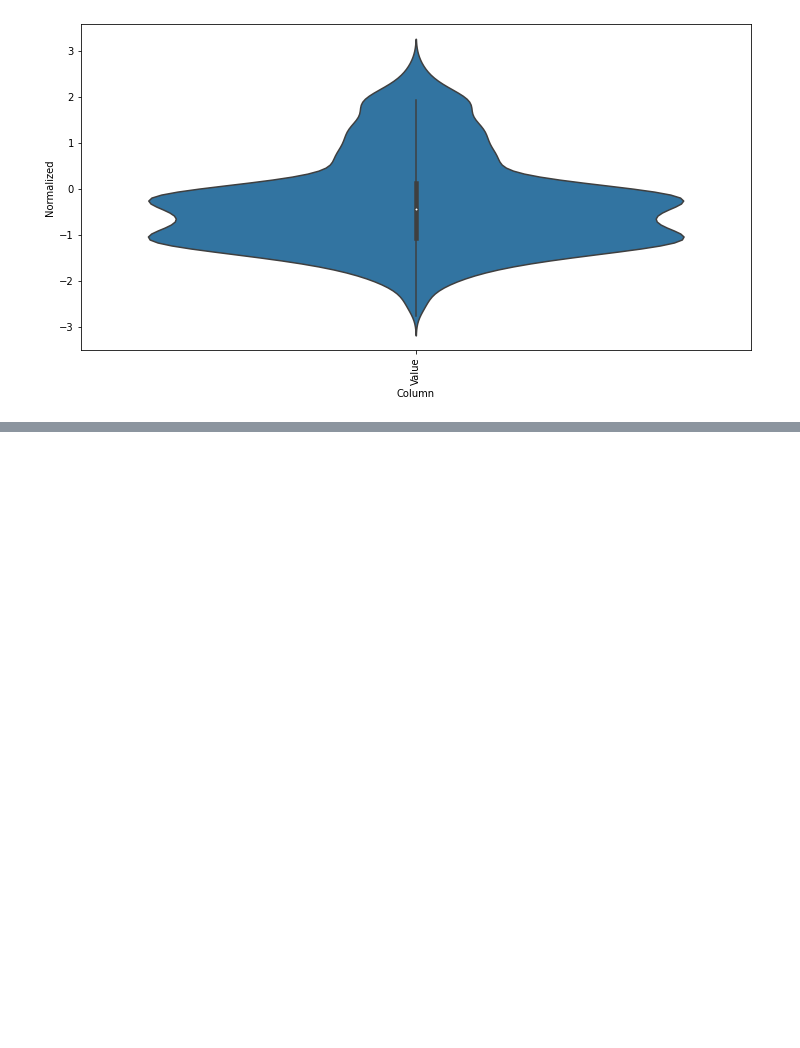
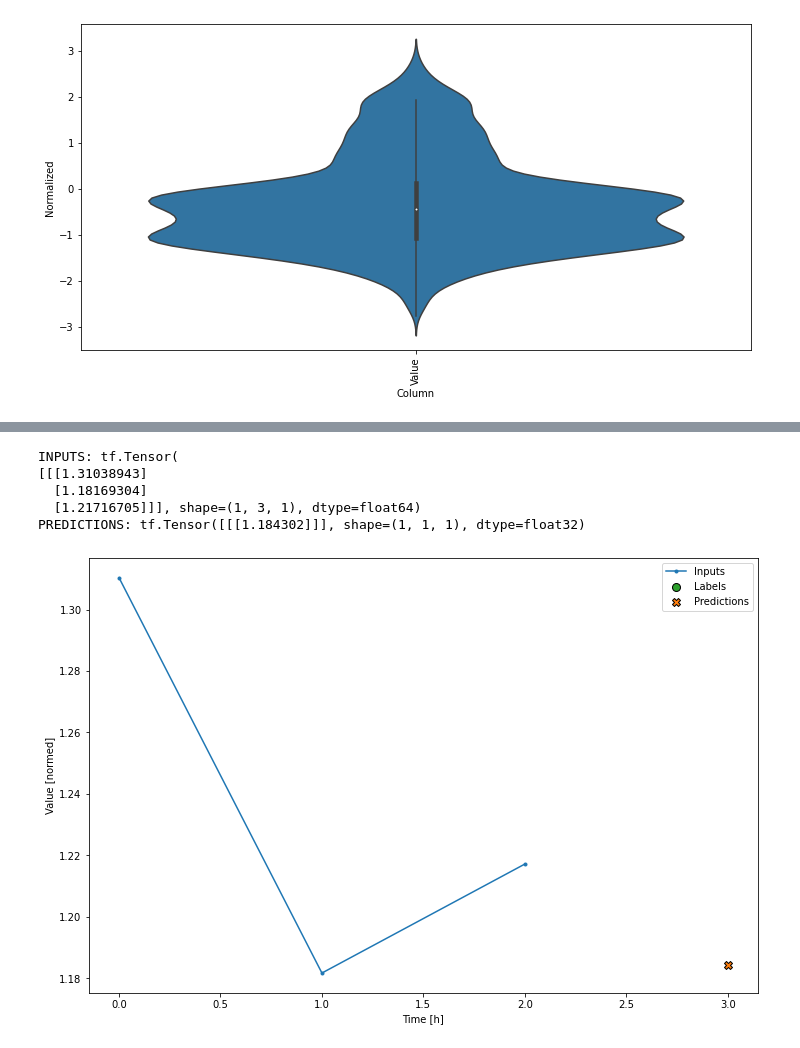
Before and after one commit to Pietro979/MaTh, a Jupyter notebook: CurrencyPrediction/Predictions/placz_i_zgrzytanie_zebow.ipynb, the cells around one changed output, grey strips where cells are left out. Drawn from its saved outputs; the diff is of its cells as text; code cells hidden in the pictures; blank space fills up the shorter version.

```diff
--- a/CurrencyPrediction/Predictions/placz_i_zgrzytanie_zebow.ipynb
+++ b/CurrencyPrediction/Predictions/placz_i_zgrzytanie_zebow.ipynb
@@ -392,5 +637,12 @@ performance['Conv'] = conv_model.evaluate(conv_window.test, verbose=0)
 # %%
-conv_window.plot(conv_model)
+conv_window.plot(conv_model, last = False)
+# %% [output]
+INPUTS: tf.Tensor(
+[[[1.31038943]
+  [1.18169304]
+  [1.21716705]]], shape=(1, 3, 1), dtype=float64)
+PREDICTIONS: tf.Tensor([[[1.184302]]], shape=(1, 1, 1), dtype=float32)
+[figure, added]
 # %%
 lstm_model = tf.keras.models.Sequential([
     # Shape [batch, time, features] => [batch, time, lstm_units]
```
Also changed, not shown: parts of 35 cells of this notebook.
